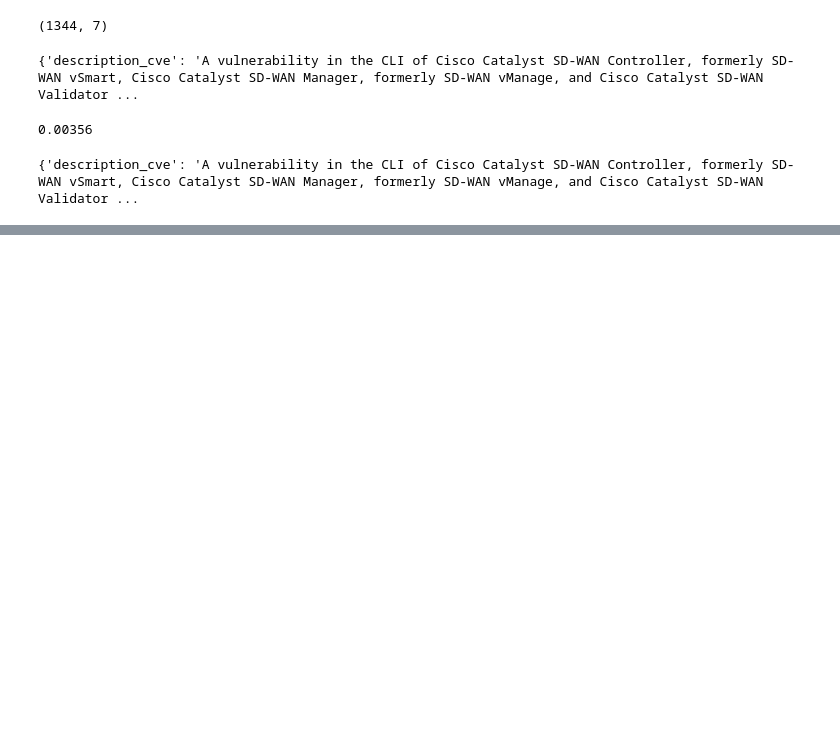
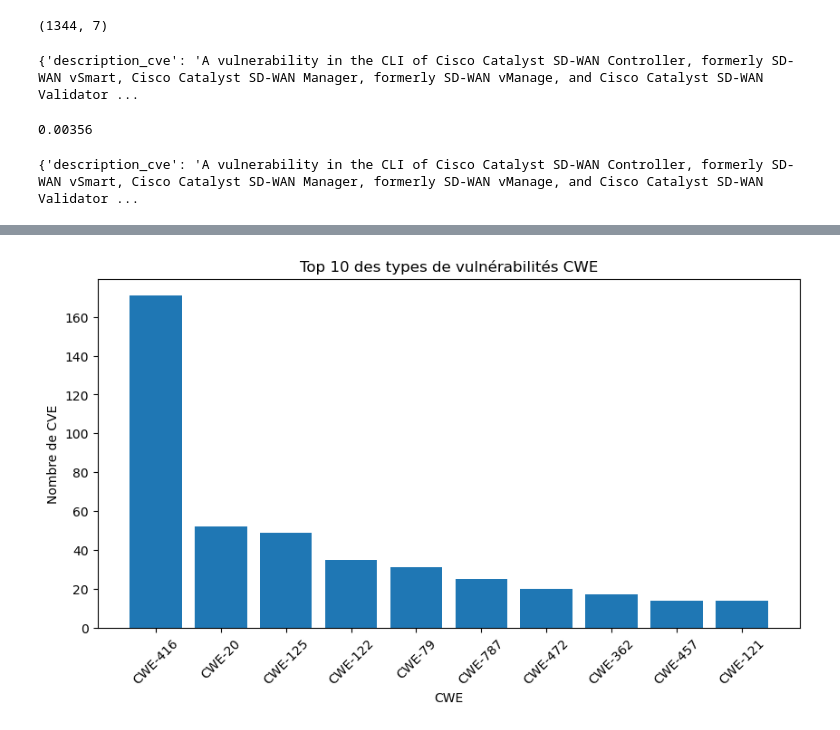
Before and after one commit to Yuushi000/Mastercamp_TD_Final_note, a Jupyter notebook: MC_TD_Final.ipynb, the cells around one changed output, grey strips where cells are left out. Cells and saved outputs as stored; diff of their text form; code cells hidden in the pictures; blank space fills up the shorter version.

```diff
--- a/MC_TD_Final.ipynb
+++ b/MC_TD_Final.ipynb
@@ -321,0 +512,21 @@ Enrichissement de : CVE-2026-8045
+# %%
+#top10 des CWE les plus frequents
+top_cwe = (
+    df_final_consolide["cwe"]
+    .dropna()
+    .value_counts()
+    .head(10)
+)
+
+plt.figure(figsize=(10,5))
+
+plt.bar(top_cwe.index, top_cwe.values)
+
+plt.xticks(rotation=45)
+plt.title("Top 10 des types de vulnérabilités CWE")
+plt.xlabel("CWE")
+plt.ylabel("Nombre de CVE")
+
+plt.show()
+# %% [output]
+[figure, added]
```
Also changed, not shown: parts of 13 cells of this notebook, 2 other files.
